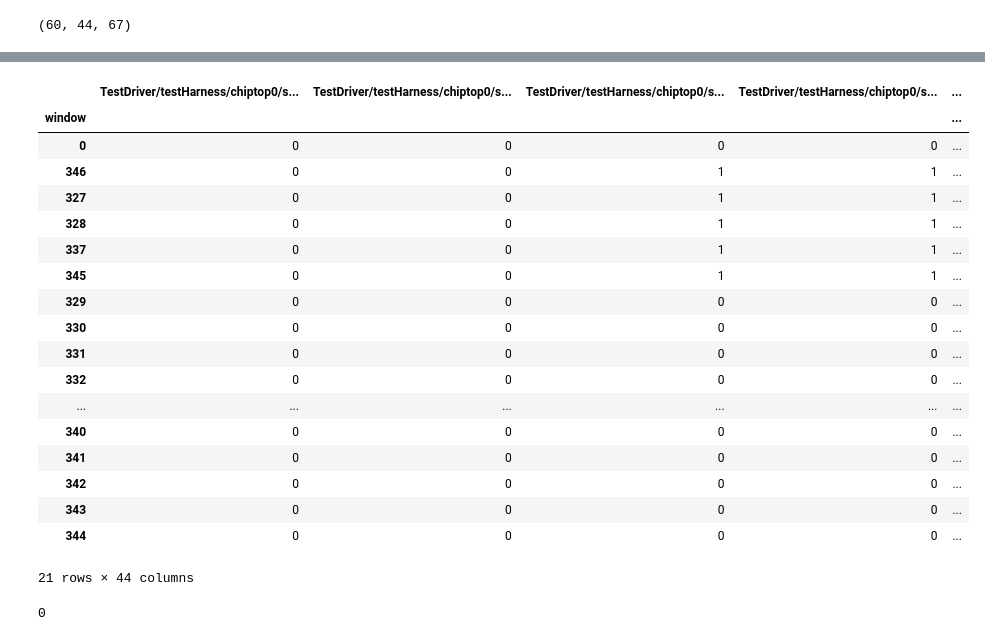
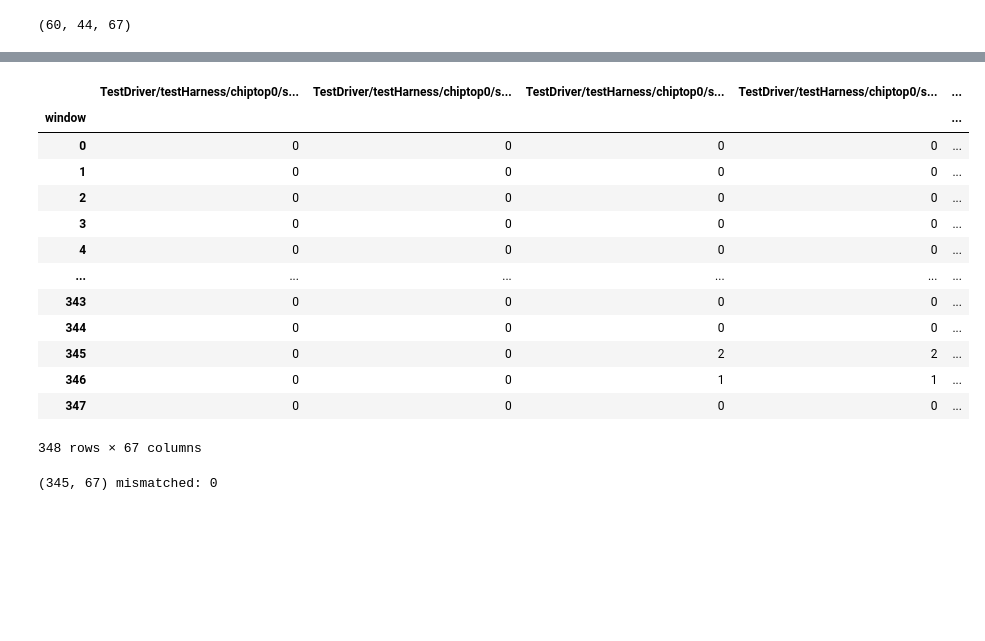
Before and after one commit to nayiri-k/fsdb-parse, a Jupyter notebook: flows/embed_intervals.ipynb, the cells around one changed output, grey strips where cells are left out. Saved outputs shown, nothing was run; the diff lists cells and outputs as text; code cells hidden in the pictures; blank space fills up the shorter version.

```diff
--- a/flows/embed_intervals.ipynb
+++ b/flows/embed_intervals.ipynb
@@ -21,8 +21,8 @@ rtl = 'Boom3w800MHz'
 fsdbfile = '/bwrcq/scratch/nayiri/power/chipyard-intech16-feb25/vlsi/output/chipyard.harness.TestHarness.Boom3w800MHz/towers.fsdb'
 cache_dpath = Path.cwd()/"out"
 embedding = 'toggles'
-embedding = 'trans'
-# embedding = 'ones'
+# embedding = 'trans'
+embedding = 'ones'
 cache_dpath
 # %% [output]
 PosixPath('/bwrcq/C/nayiri/fsdb-parse/flows/out')
@@ -105,14 +135,0 @@ towers (346, 44)...
-# %%
-# generate embedding for sig subset
-import importlib
-importlib.reload(fsdbparse)
-from fsdbparse.fsdbparse import FSDBParse, FSDBData
-fsdbdata_emb = FSDBData(fsdbfile,rtl=rtl,
-                        cache_dpath=cache_dpath,
-                        windowlen=1250,embedding=embedding,
-                        sigset='all_nack',
-                        # print_only=True,
-                        overwrite=True,
-                        verbose=True)
-dfemb_1 = fsdbdata_emb.get_embedding()
-dfemb_1
@@ -169,13 +143,12 @@ dfs = []
 for sns in df_sigset['signame']:
     # if not sns.endswith('io_dmem_nack_0_bits_is_hella'): continue
     sn = sns.split(',')[0].split('[')[0].replace('/','.')
-    df = npi.embed_signal(sn,start_ns=0,window_ns=1250,embedding=embedding,merge_buses=True)
+    df = npi.embed_signal(sn,start_ns=0,window_ns=1250,embedding=embedding,merge_buses=False)
     dfs.append(df)
 
 dfemb_2 = pd.concat(dfs,axis=1).fillna(0).astype(np.uint16)
-# grps = dfemb_2_bits.columns.str.split('-bit').str[0]
-# dfemb_2 = dfemb_2_bits.groupby(grps,axis=1).sum().sort_index()
-sn2fullsn = {sn.replace('/','.').split('[')[0]: col for col in dfemb_1.columns for sn in col.split(',')}
+sn2fullsn1 = {sn.replace('/','.')+"-bit"+col.split('-bit')[-1]: col for col in dfemb_1.columns for sn in col.split('-bit')[0].split(',')}
+sn2fullsn = {(sn[:sn.find('[')] + sn[sn.find(']'):]).replace(']',''): col for sn,col in sn2fullsn1.items()}
 dfemb_2.columns = [sn2fullsn[sn] for sn in dfemb_2.columns]
 dfemb_2
 # %% [output]
@@ -183,19 +156,14 @@ dfemb_2
 |  | TestDriver/testHarness/chiptop0/s... | TestDriver/testHarness/chiptop0/s... | TestDriver/testHarness/chiptop0/s... | TestDriver/testHarness/chiptop0/s... | ... |
 | window |  |  |  |  | ... |
 | 0 | 0 | 0 | 0 | 0 | ... |
-| 346 | 0 | 0 | 1 | 1 | ... |
-| 327 | 0 | 0 | 1 | 1 | ... |
-| 328 | 0 | 0 | 1 | 1 | ... |
-| 337 | 0 | 0 | 1 | 1 | ... |
-| 345 | 0 | 0 | 1 | 1 | ... |
-| 329 | 0 | 0 | 0 | 0 | ... |
-| 330 | 0 | 0 | 0 | 0 | ... |
-| 331 | 0 | 0 | 0 | 0 | ... |
-| 332 | 0 | 0 | 0 | 0 | ... |
+| 1 | 0 | 0 | 0 | 0 | ... |
+| 2 | 0 | 0 | 0 | 0 | ... |
+| 3 | 0 | 0 | 0 | 0 | ... |
+| 4 | 0 | 0 | 0 | 0 | ... |
 | ... | ... | ... | ... | ... | ... |
-| 340 | 0 | 0 | 0 | 0 | ... |
-| 341 | 0 | 0 | 0 | 0 | ... |
-| 342 | 0 | 0 | 0 | 0 | ... |
 | 343 | 0 | 0 | 0 | 0 | ... |
 | 344 | 0 | 0 | 0 | 0 | ... |
+| 345 | 0 | 0 | 2 | 2 | ... |
+| 346 | 0 | 0 | 1 | 1 | ... |
+| 347 | 0 | 0 | 0 | 0 | ... |
-21 rows × 44 columns
+348 rows × 67 columns
@@ -218,11 +178,11 @@ diff = (df1.astype(np.int32) - df2.astype(np.int32))
 mismatched_cols = diff.columns[(diff != 0).any()]
 mismatched_rows = diff.index[(diff != 0).any(axis=1)]
 # diff[mismatched_cols]
-print(len(mismatched_cols))
+print(df1.shape,"mismatched:",len(mismatched_cols))
 if len(mismatched_cols) > 0:
     display(diff.loc[mismatched_rows,mismatched_cols],
         df1.loc[mismatched_rows,mismatched_cols],
         df2.loc[mismatched_rows,mismatched_cols],
         fsdbdata.siginfo.reset_index().set_index('signame').loc[mismatched_cols])
 # %% [output]
-0
+(345, 67) mismatched: 0
```
Also changed, not shown: parts of 7 cells of this notebook, 3 other files.
